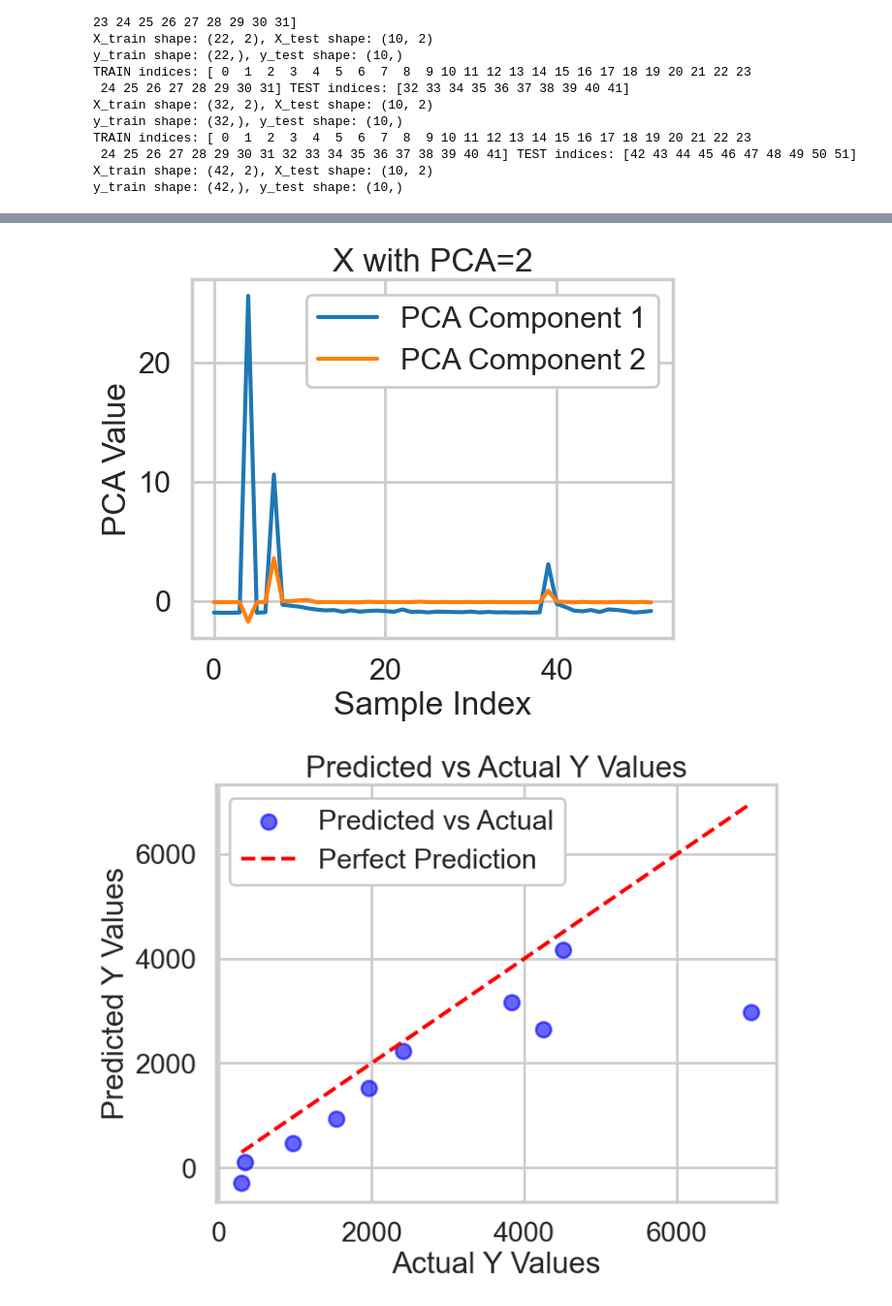
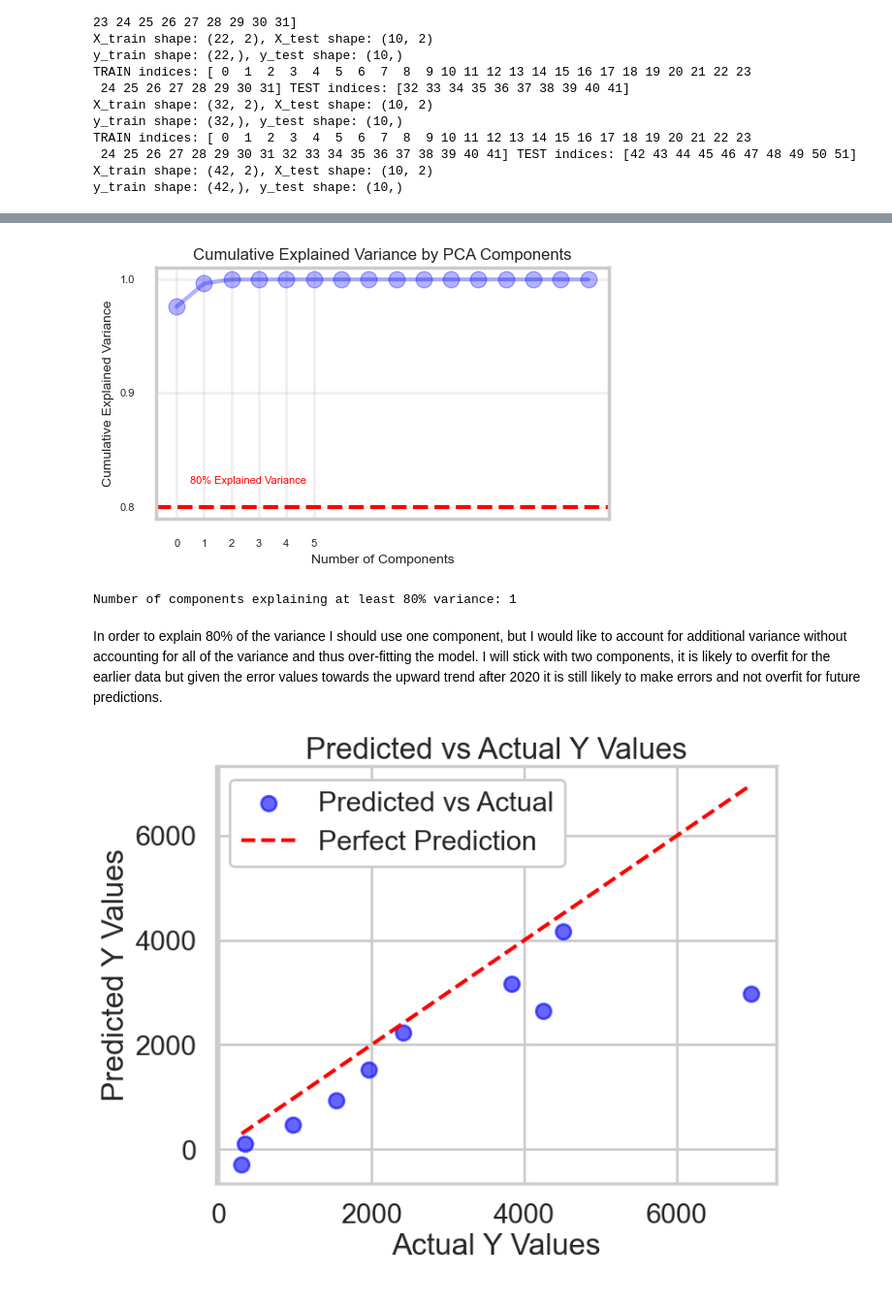
Before and after one commit to oloren0/Uploads, a Jupyter notebook: Modelling.ipynb, the cells around one changed output, grey strips where cells are left out. Shown at 97% size. Saved outputs shown, nothing was run; the diff lists cells and outputs as text; code cells hidden in the pictures.

```diff
--- a/Modelling.ipynb
+++ b/Modelling.ipynb
@@ -142,20 +142,48 @@ R-squared Score: 0.8084225410973096
 # %%
-# Plot the PCA components
-plt.plot(X_pca[:, 0], label='PCA Component 1')
-plt.plot(X_pca[:, 1], label='PCA Component 2')
+#PCA
+pca = PCA()
+pca.fit(X_scaled)
 
-# Add title and labels
-plt.title('X with PCA=2')
-plt.xlabel('Sample Index')
-plt.ylabel('PCA Value')
+# Get the explained variance ratio
+explained_variance_ratio = pca.explained_variance_ratio_
 
-# Add legend with opaque background
-legend = plt.legend(loc='best', facecolor='white', framealpha=1)
+# Cumulative explained variance
+cumulative_explained_variance = np.cumsum(explained_variance_ratio)
 
-# Display the plot
+# Plot the cumulative explained variance
+plt.figure(figsize=(6, 4))
+
+# Plot the cumulative explained variance
+plt.plot(cumulative_explained_variance, marker='o', color='b', alpha =0.3)
+
+# Add labels and title with smaller fonts
+plt.title('Cumulative Explained Variance by PCA Components', fontsize=12)
+plt.xlabel('Number of Components', fontsize=10)
+plt.ylabel('Cumulative Explained Variance', fontsize=10)
+
+# Make the numerals on the axis smaller
+plt.xticks(fontsize=8)
+plt.yticks(fontsize=8)
+
+# Add ticks between 0 and 5 for x-axis
+plt.xticks(np.arange(0, 6, 1))
+
+# Add a horizontal line for 80% threshold
+plt.axhline(y=0.80, color='r', linestyle='--')
+plt.text(0.5, 0.82, '80% Explained Variance', color='red', fontsize=8)
+
+plt.grid(True, alpha=0.3)
+plt.tight_layout()
 plt.show()
+
+# Find the number of components that explain at least 80% of the variance
+n_components_80 = np.argmax(cumulative_explained_variance >= 0.80) + 1
+print(f'Number of components explaining at least 80% variance: {n_components_80}')
 # %% [output]
-[figure, old version]
+[figure, new version]
+Number of components explaining at least 80% variance: 1
+# %% [markdown]
+In order to explain 80% of the variance I should use one component, but I would like to account for additional variance without accounting for all of the variance and thus over-fitting the model. I will stick with two components, it is likely to overfit for the earlier data but given the error values towards the upward trend after 2020 it is still likely to make errors and not overfit for future predictions.
 # %%
 # Plot the predicted vs actual values
 plt.figure(figsize=(8, 6))
```
Also changed, not shown: parts of 3 cells of this notebook.
